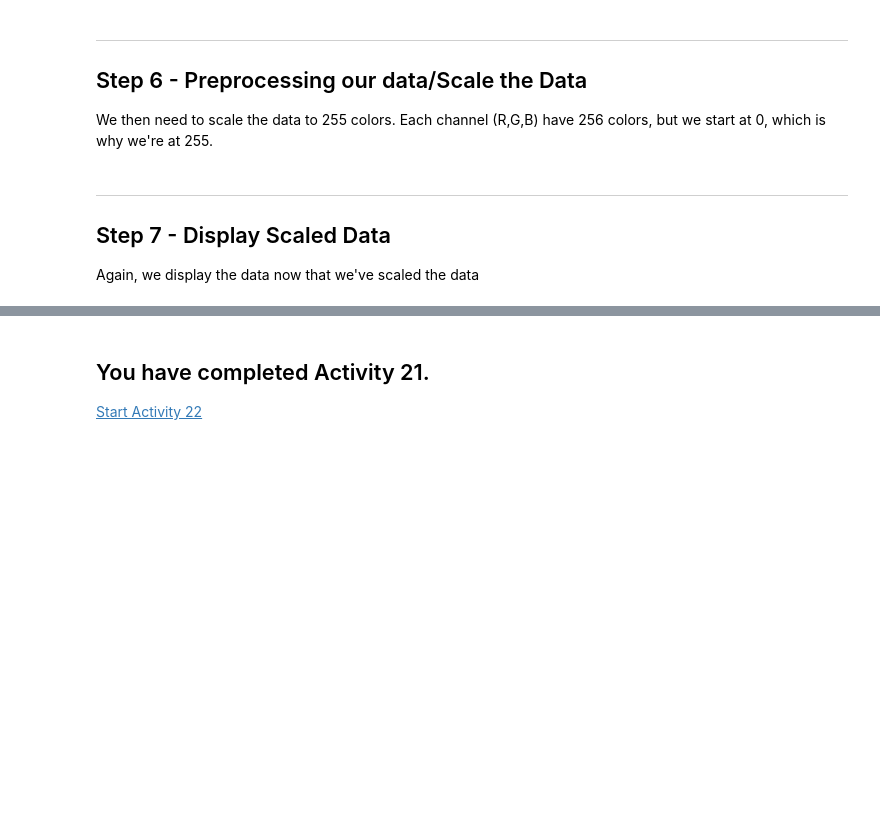
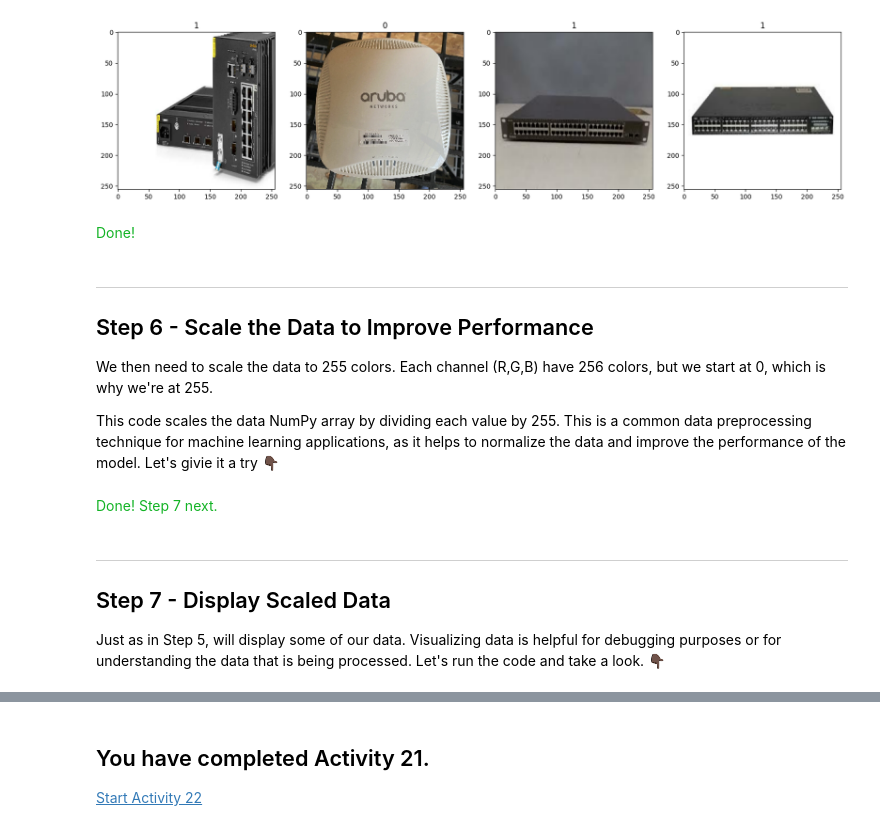
Before and after one commit to michaelrosejr/aruba-ai-workshop, a Jupyter notebook: Activity21.ipynb, the cells around one changed output, grey strips where cells are left out. Drawn from its saved outputs; the diff is of its cells as text; code cells hidden in the pictures; blank space fills up the shorter version.

```diff
--- a/Activity21.ipynb
+++ b/Activity21.ipynb
@@ -98,17 +145,22 @@ This is due to how the directories or were imported. APs were first, then switch
 # %%
 fig, ax = plt.subplots(ncols=4, figsize=(20, 20))
 for idx, img in enumerate(batch[0][:4]):
     ax[idx].imshow(img.astype(np.uint8))
     ax[idx].title.set_text(batch[1][idx])
 
 plt.show()
 
-display(Markdown('<span style="color: #14B326">Done!</span>'))
+display(Markdown('<span style="color: #14B326">Done!  Onward.  Step 6  next.</span>'))
+# %% [output]
+[figure, added]
+<span style="color: #14B326">Done!</span>
 # %% [markdown]
 ***
 
-## Step 6 - Preprocessing our data/Scale the Data
+## Step 6 - Scale the Data to Improve Performance
 We then need to scale the data to 255 colors. Each channel (R,G,B) have 256 colors, but we start at 0, which is why we're at 255.
+
+This code scales the data NumPy array by dividing each value by 255. This is a common data preprocessing technique for machine learning applications, as it helps to normalize the data and improve the performance of the model.  Let's givie it a try 👇🏿
 # %%
 
 
@@ -116,13 +168,15 @@ data = data.map(lambda x, y: (x/255, y))  # type: ignore
 scaled_iterator = data.as_numpy_iterator()
 batch = scaled_iterator.next()
 
-display(Markdown('<span style="color: #14B326">Done!</span>'))
+display(Markdown('<span style="color: #14B326">Done! Step 7 next.</span>'))
+# %% [output]
+<span style="color: #14B326">Done! Step 7 next.</span>
 # %% [markdown]
 ***
 
 ## Step 7 - Display Scaled Data
 
-Again, we display the data now that we've scaled the data
+Just as in Step 5, will display some of our data.  Visualizing data is helpful for debugging purposes or for understanding the data that is being processed. Let's run the code and take a look. 👇🏿
 # %%
 fig, ax = plt.subplots(ncols=4, figsize=(20, 20))
 for idx, img in enumerate(batch[0][:4]):
```
Also changed, not shown: parts of 28 cells of this notebook, 1 other file.
